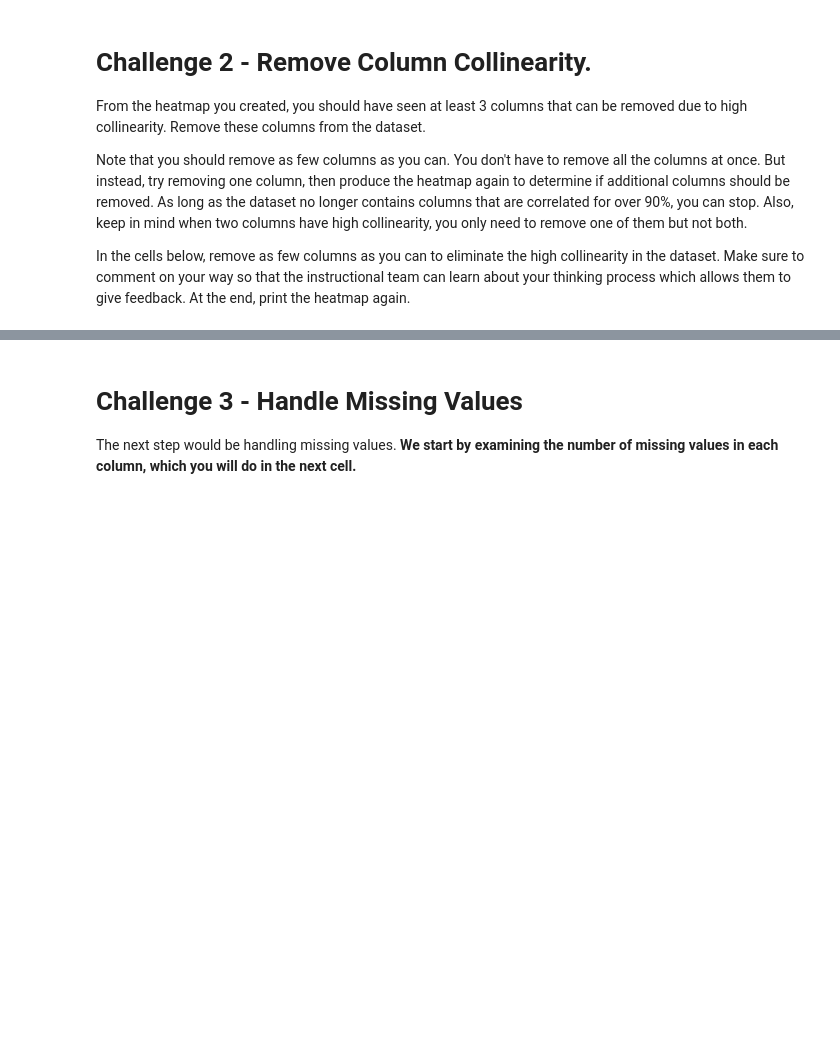
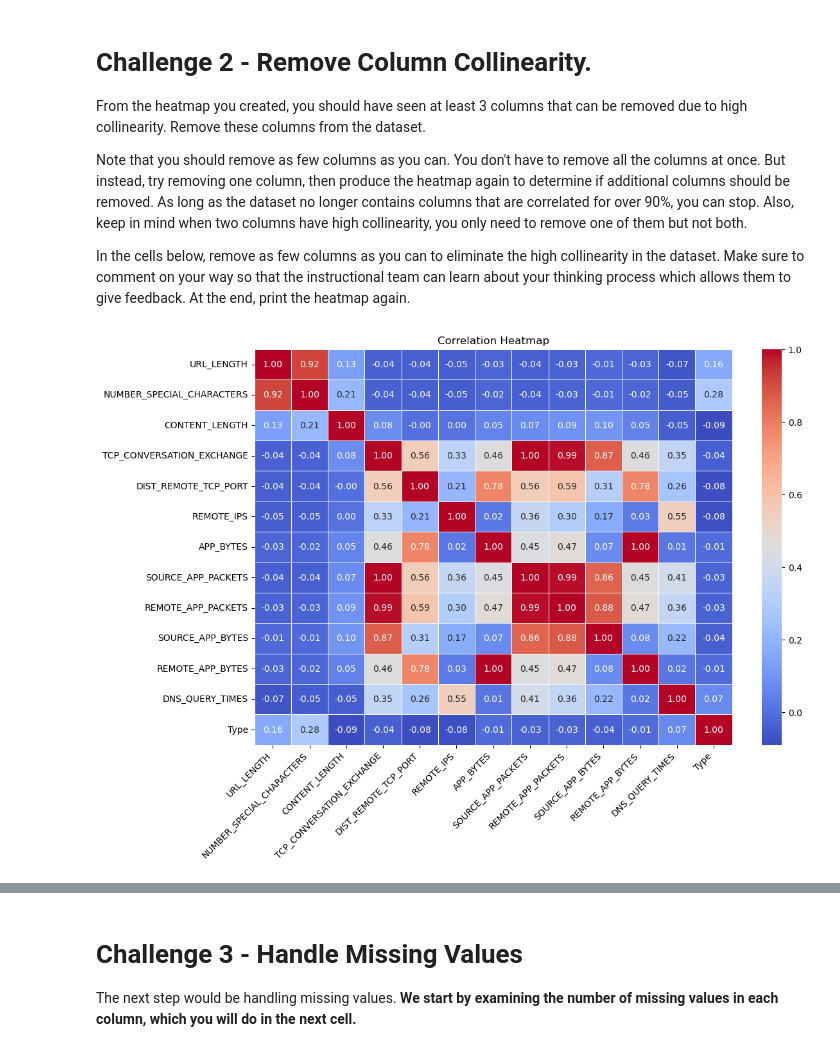
Before and after one commit to ironhack-labs/lab-supervised-learning-en, a Jupyter notebook: your-code/main.ipynb, the cells around one changed output, grey strips where cells are left out. Saved outputs shown, nothing was run; the diff lists cells and outputs as text; code cells hidden in the pictures; blank space fills up the shorter version.

```diff
--- a/your-code/main.ipynb
+++ b/your-code/main.ipynb
@@ -220,0 +230,11 @@ In the cells below, remove as few columns as you can to eliminate the high colli
+# %%
+websites_v2 = websites.drop(columns='APP_PACKETS')
+num_col_v2 = num_col.drop('APP_PACKETS')
+
+plt.figure(figsize=(12, 8))
+sns.heatmap(websites_v2[num_col_v2].corr(), annot=True, cmap='coolwarm', fmt=".2f", linewidths=0.5)
+plt.title('Correlation Heatmap')
+plt.xticks(rotation=45, ha='right')
+plt.show()
+# %% [output]
+[figure, added]
```
Also changed, not shown: parts of 52 cells of this notebook.
